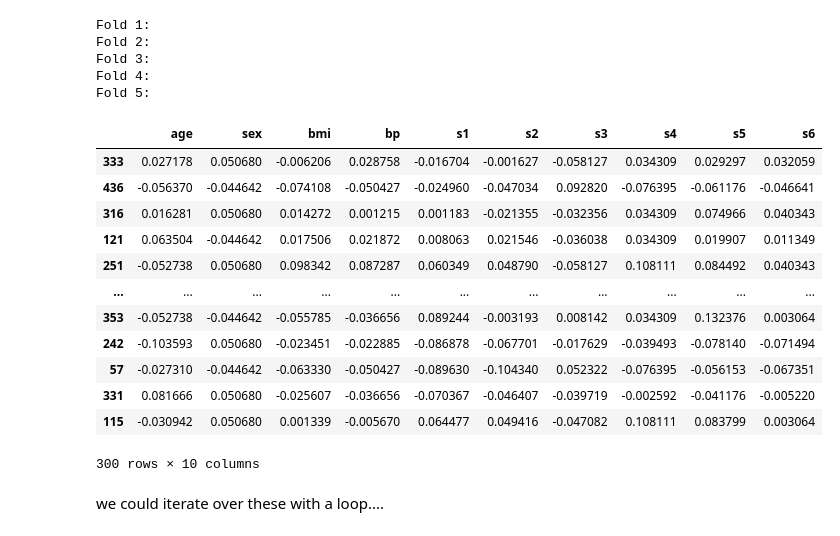
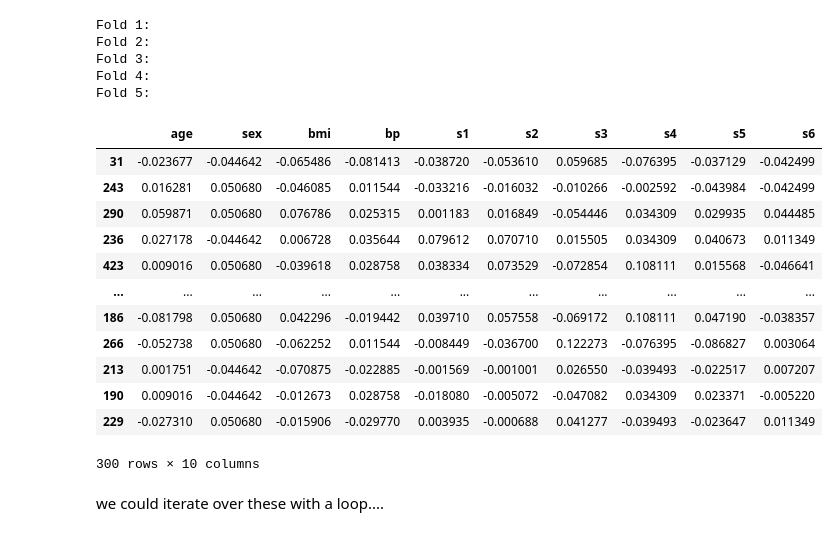
Before and after one commit to MCZ19/ppol5203, a Jupyter notebook: lecture_notes/week-10/_week-9-models.ipynb, the cells around one changed output. Saved outputs shown, nothing was run; the diff lists cells and outputs as text; code cells hidden in the pictures.

```diff
--- a/lecture_notes/week-10/_week-9-models.ipynb
+++ b/lecture_notes/week-10/_week-9-models.ipynb
@@ -665,20 +686,20 @@ Fold 4:
 Fold 5:
 # %%
 # see data
-pd.DataFrame(train_data[0])
+pd.DataFrame(train_data[4])
 # %% [output]
 |  | age | sex | bmi | bp | s1 | s2 | s3 | s4 | s5 | s6 |
-| 333 | 0.027178 | 0.050680 | -0.006206 | 0.028758 | -0.016704 | -0.001627 | -0.058127 | 0.034309 | 0.029297 | 0.032059 |
-| 436 | -0.056370 | -0.044642 | -0.074108 | -0.050427 | -0.024960 | -0.047034 | 0.092820 | -0.076395 | -0.061176 | -0.046641 |
-| 316 | 0.016281 | 0.050680 | 0.014272 | 0.001215 | 0.001183 | -0.021355 | -0.032356 | 0.034309 | 0.074966 | 0.040343 |
-| 121 | 0.063504 | -0.044642 | 0.017506 | 0.021872 | 0.008063 | 0.021546 | -0.036038 | 0.034309 | 0.019907 | 0.011349 |
-| 251 | -0.052738 | 0.050680 | 0.098342 | 0.087287 | 0.060349 | 0.048790 | -0.058127 | 0.108111 | 0.084492 | 0.040343 |
+| 31 | -0.023677 | -0.044642 | -0.065486 | -0.081413 | -0.038720 | -0.053610 | 0.059685 | -0.076395 | -0.037129 | -0.042499 |
+| 243 | 0.016281 | 0.050680 | -0.046085 | 0.011544 | -0.033216 | -0.016032 | -0.010266 | -0.002592 | -0.043984 | -0.042499 |
+| 290 | 0.059871 | 0.050680 | 0.076786 | 0.025315 | 0.001183 | 0.016849 | -0.054446 | 0.034309 | 0.029935 | 0.044485 |
+| 236 | 0.027178 | -0.044642 | 0.006728 | 0.035644 | 0.079612 | 0.070710 | 0.015505 | 0.034309 | 0.040673 | 0.011349 |
+| 423 | 0.009016 | 0.050680 | -0.039618 | 0.028758 | 0.038334 | 0.073529 | -0.072854 | 0.108111 | 0.015568 | -0.046641 |
 | ... | ... | ... | ... | ... | ... | ... | ... | ... | ... | ... |
-| 353 | -0.052738 | -0.044642 | -0.055785 | -0.036656 | 0.089244 | -0.003193 | 0.008142 | 0.034309 | 0.132376 | 0.003064 |
-| 242 | -0.103593 | 0.050680 | -0.023451 | -0.022885 | -0.086878 | -0.067701 | -0.017629 | -0.039493 | -0.078140 | -0.071494 |
-| 57 | -0.027310 | -0.044642 | -0.063330 | -0.050427 | -0.089630 | -0.104340 | 0.052322 | -0.076395 | -0.056153 | -0.067351 |
-| 331 | 0.081666 | 0.050680 | -0.025607 | -0.036656 | -0.070367 | -0.046407 | -0.039719 | -0.002592 | -0.041176 | -0.005220 |
-| 115 | -0.030942 | 0.050680 | 0.001339 | -0.005670 | 0.064477 | 0.049416 | -0.047082 | 0.108111 | 0.083799 | 0.003064 |
+| 186 | -0.081798 | 0.050680 | 0.042296 | -0.019442 | 0.039710 | 0.057558 | -0.069172 | 0.108111 | 0.047190 | -0.038357 |
+| 266 | -0.052738 | 0.050680 | -0.062252 | 0.011544 | -0.008449 | -0.036700 | 0.122273 | -0.076395 | -0.086827 | 0.003064 |
+| 213 | 0.001751 | -0.044642 | -0.070875 | -0.022885 | -0.001569 | -0.001001 | 0.026550 | -0.039493 | -0.022517 | 0.007207 |
+| 190 | 0.009016 | -0.044642 | -0.012673 | 0.028758 | -0.018080 | -0.005072 | -0.047082 | 0.034309 | 0.023371 | -0.005220 |
+| 229 | -0.027310 | 0.050680 | -0.015906 | -0.029770 | 0.003935 | -0.000688 | 0.041277 | -0.039493 | -0.023647 | 0.011349 |
 300 rows × 10 columns
 # %% [markdown]
 we could iterate over these with a loop....
```
Also changed, not shown: parts of 13 cells of this notebook, 25 other files.
